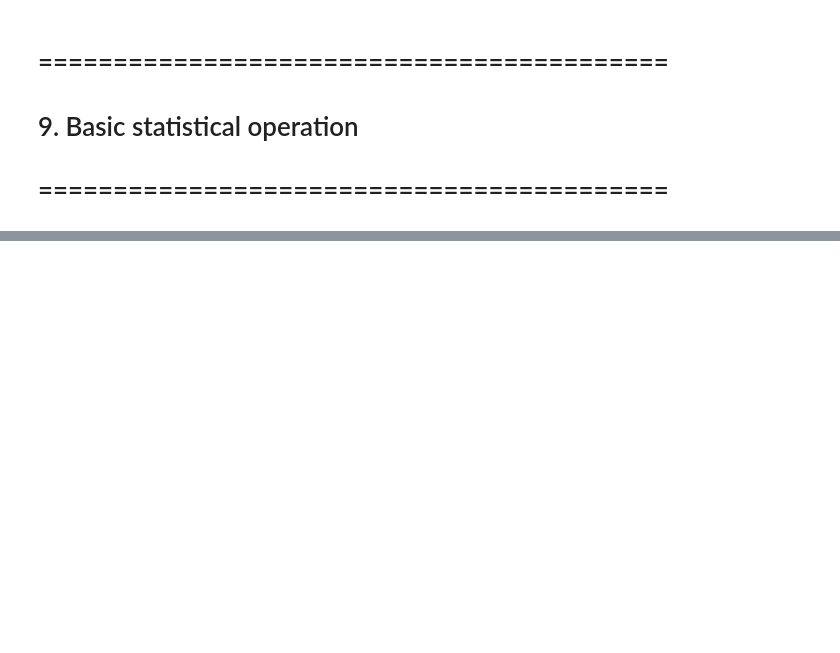
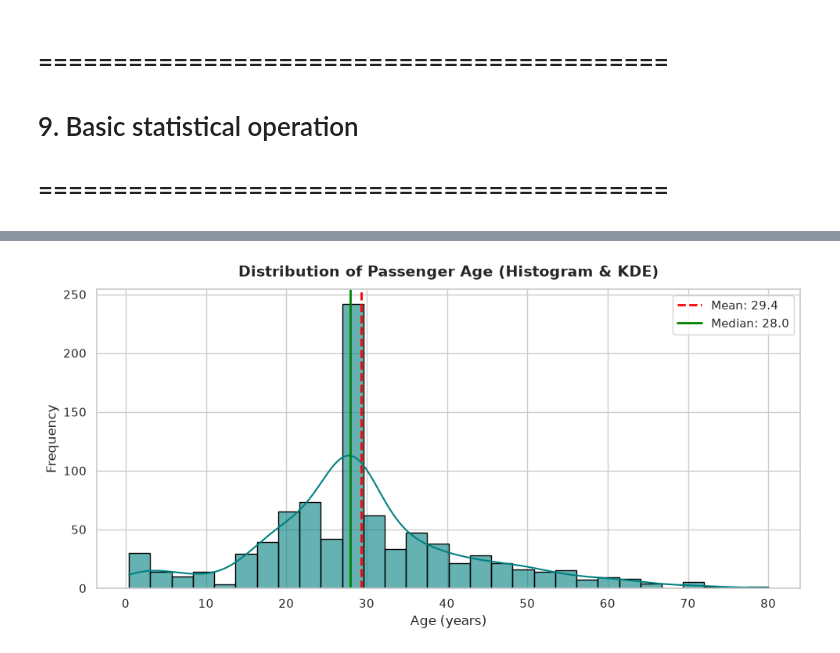
Before and after one commit to saoula2026/ml_univ, a Jupyter notebook: tp01/TP1.ipynb, the cells around one changed output, grey strips where cells are left out. Drawn from its saved outputs; the diff is of its cells as text; code cells hidden in the pictures; blank space fills up the shorter version.

```diff
--- a/tp01/TP1.ipynb
+++ b/tp01/TP1.ipynb
@@ -258,0 +285,14 @@ df["Fare"].max()
+# %%
+# Plot distribution of Age with Histogram and KDE
+plt.figure(figsize=(10, 5))
+sns.histplot(df["Age"], kde=True, bins=30, color="teal", edgecolor="black", alpha=0.6)
+plt.title("Distribution of Passenger Age (Histogram & KDE)", fontsize=14, fontweight="bold", pad=12)
+plt.xlabel("Age (years)", fontsize=12)
+plt.ylabel("Frequency", fontsize=12)
+plt.axvline(df["Age"].mean(), color="red", linestyle="--", linewidth=2, label=f"Mean: {df['Age'].mean():.1f}")
+plt.axvline(df["Age"].median(), color="green", linestyle="-", linewidth=2, label=f"Median: {df['Age'].median():.1f}")
+plt.legend(fontsize=11)
+plt.tight_layout()
+plt.show()
+# %% [output]
+[figure, added]
```
Also changed, not shown: parts of 33 cells of this notebook, 1 other file.
